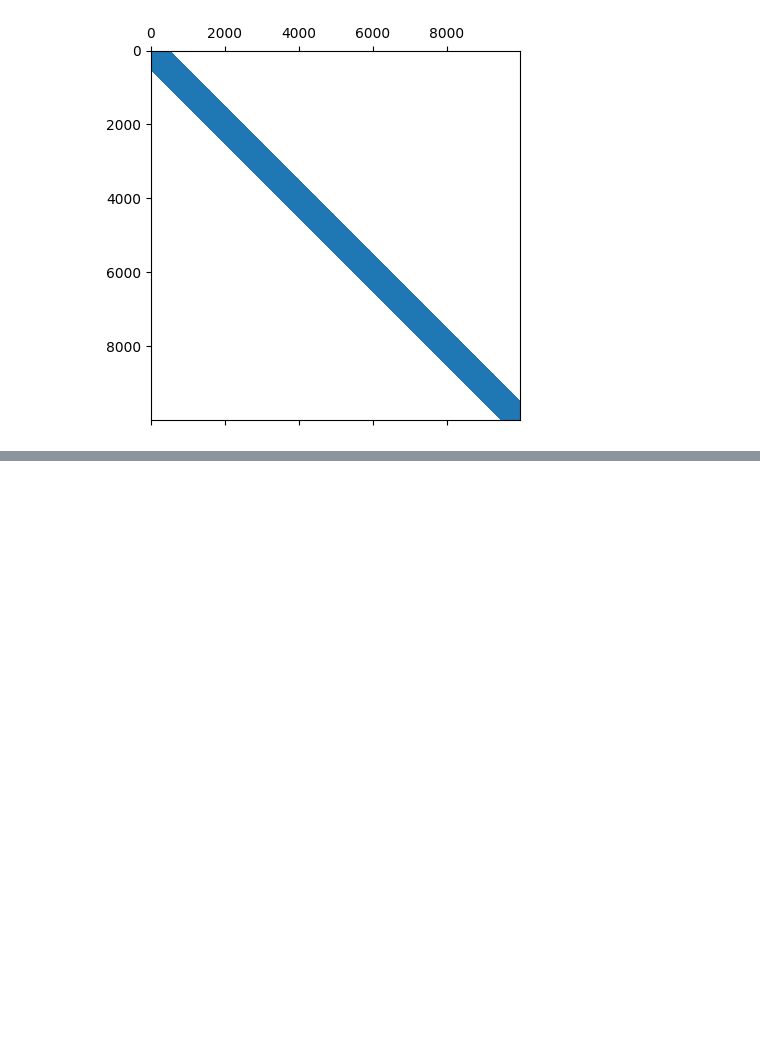
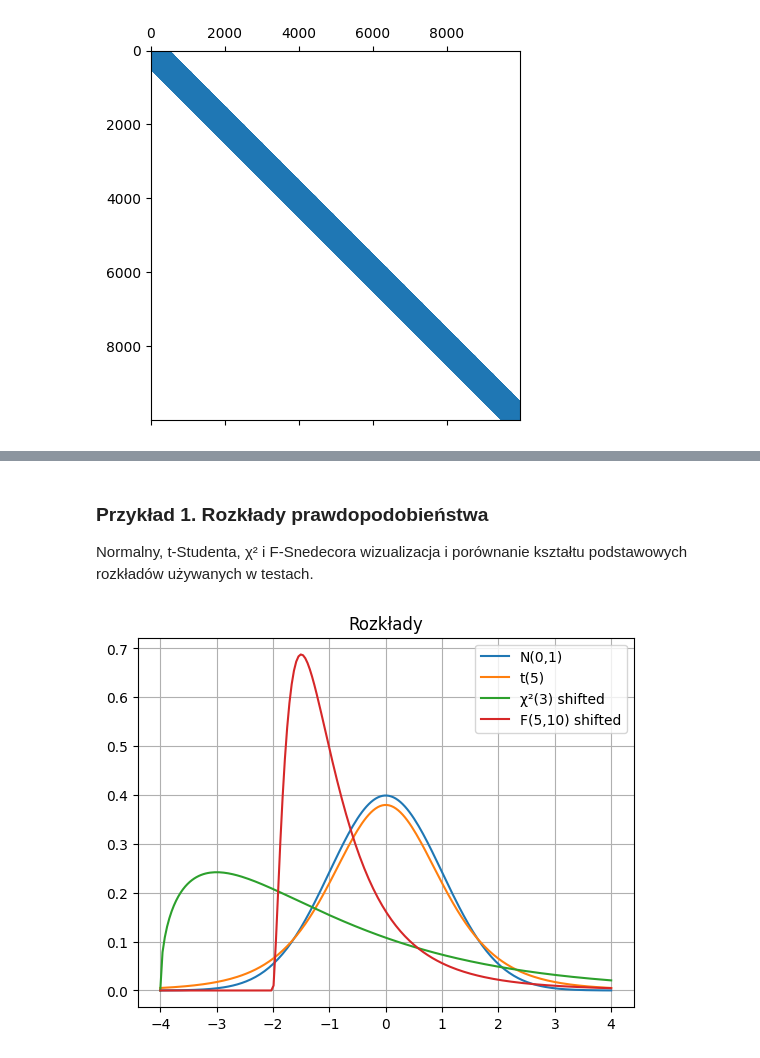
Before and after one commit to Haans001/scipy-prezentacja, a Jupyter notebook: index.ipynb, the cells around one changed output, grey strips where cells are left out. Saved outputs shown, nothing was run; the diff lists cells and outputs as text; code cells hidden in the pictures; blank space fills up the shorter version.

```diff
--- a/index.ipynb
+++ b/index.ipynb
@@ -558,0 +564,14 @@ T
+# %% [markdown]
+### Przykład 1. Rozkłady prawdopodobieństwa
+Normalny, t-Studenta, χ² i F-Snedecora wizualizacja i porównanie kształtu podstawowych rozkładów używanych w testach.
+# %%
+from scipy.stats import norm, t, chi2, f
+
+x = np.linspace(-4, 4, 200)
+plt.plot(x, norm.pdf(x),    label="N(0,1)")
+plt.plot(x, t.pdf(x, df=5), label="t(5)")
+plt.plot(x, chi2.pdf(x+4, df=3), label="χ²(3) shifted")
+plt.plot(x, f.pdf(x+2, dfn=5, dfd=10), label="F(5,10) shifted")
+plt.legend(); plt.title("Rozkłady"); plt.grid(); plt.show()
+# %% [output]
+[figure, added]
```
Also changed, not shown: parts of 12 cells of this notebook.
